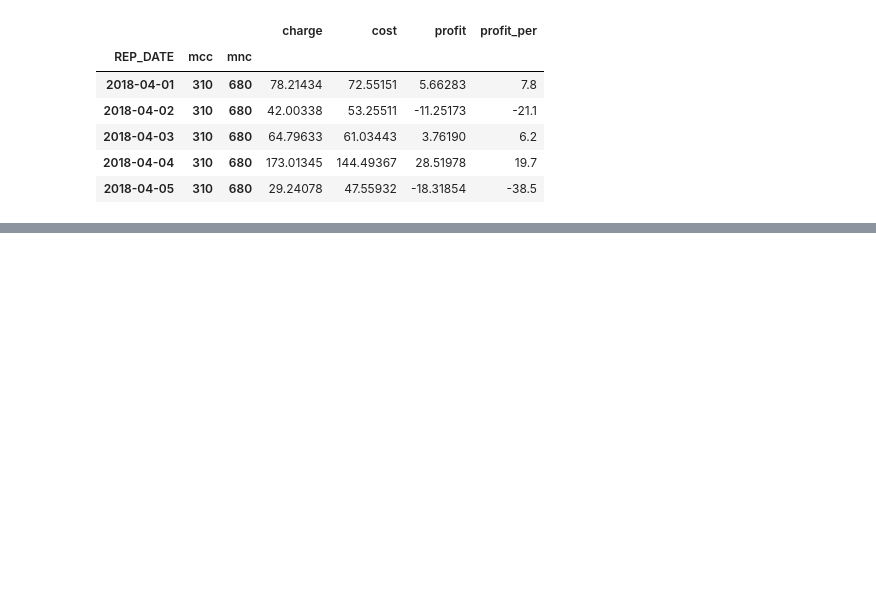
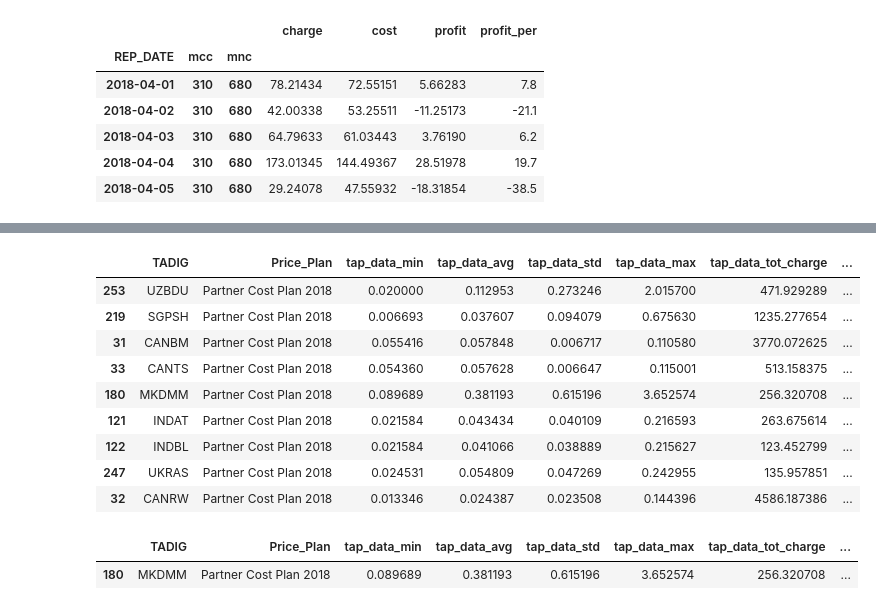
Before and after one commit to balobinp/RB_BD, a Jupyter notebook: RB_REPORTS_and_ANALYSIS_Python3.ipynb, the cells around one changed output, grey strips where cells are left out. Saved outputs shown, nothing was run; the diff lists cells and outputs as text; code cells hidden in the pictures; blank space fills up the shorter version.

```diff
--- a/RB_REPORTS_and_ANALYSIS_Python3.ipynb
+++ b/RB_REPORTS_and_ANALYSIS_Python3.ipynb
@@ -83,0 +132,36 @@ df2[(df2.index.get_level_values('mcc')==310) & (df2.index.get_level_values('mnc'
+# %%
+#Из базы данных OCS выгружаем тарифы и объединяем с данными BSS и сохраняем в файл csv
+
+import pandas as pd
+import pyodbc
+#Connect to OCSDBREP1 (BSS)
+cnxn = pyodbc.connect('DRIVER={SQL Server};SERVER=172.18.11.82;DATABASE=10028;UID=BSS;PWD=iKQVm40AZAmyRaw72LeY')
+
+sql_srt=\
+'''
+SELECT t.tadig_code AS TADIG,p.roaming_plan_name  AS Price_Plan
+,CASE WHEN rpr.currency_id=1 THEN rpr.mo_call_rate WHEN rpr.currency_id=2 THEN rpr.mo_call_rate*1.2 END ocs_moc_rate
+,CASE WHEN rpr.currency_id=1 THEN rpr.mt_call_rate WHEN rpr.currency_id=2 THEN rpr.mt_call_rate*1.2 END ocs_mtc_rate
+,CASE WHEN rpr.currency_id=1 THEN rpr.mo_sms_rate WHEN rpr.currency_id=2 THEN rpr.mo_sms_rate*1.2 END ocs_mo_sms_rate
+,CASE WHEN rpr.currency_id=1 THEN rpr.mt_sms_rate WHEN rpr.currency_id=2 THEN rpr.mt_sms_rate*1.2 END ocs_mt_sms_rate
+,CASE WHEN rpr.currency_id=1 THEN rpr.data_rate WHEN rpr.currency_id=2 THEN rpr.data_rate*1.2 END ocs_data_rate
+FROM ROAMING_PLAN_RULES rpr
+LEFT JOIN RDB_TADIG_CODES t
+ON rpr.network_id=t.network_id
+LEFT JOIN ROAMING_PLANS p
+ON rpr.roaming_plan_id=p.roaming_plan_id
+WHERE rpr.roaming_plan_id IN (267,268)
+AND rpr.end_date IS NULL
+AND p.deleted IS NULL
+'''
+
+df_ocs_tariff = pd.read_sql_query(sql_srt, cnxn)
+cnxn.close()
+
+df = pd.merge(df_tap_tariff,df_ocs_tariff[['TADIG','Price_Plan','ocs_data_rate']],
+        how='left',on=['TADIG','Price_Plan'])
+
+df['pct_diff'] = (df['tap_data_avg'] - df['ocs_data_rate'])*100 / df['ocs_data_rate']
+
+df.to_csv('./DATA/tap_ocs_analysis_180817.csv',index=False)
+df.head()
@@ -83,0 +187,23 @@ df2[(df2.index.get_level_values('mcc')==310) & (df2.index.get_level_values('mnc'
+# %%
+# Находим тарифы с наибольшей разницей между данными ТАР и тарифами OCS
+
+df[(df.tap_data_tot_charge > tap_data_tot_charge_threshold)&(df.pct_diff > tap_ocs_tariff_diff)]\
+.sort_values(by=['pct_diff'],ascending=False)
+# %% [output]
+|  | TADIG | Price_Plan | tap_data_min | tap_data_avg | tap_data_std | tap_data_max | tap_data_tot_charge | ... |
+| 253 | UZBDU | Partner Cost Plan 2018 | 0.020000 | 0.112953 | 0.273246 | 2.015700 | 471.929289 | ... |
+| 219 | SGPSH | Partner Cost Plan 2018 | 0.006693 | 0.037607 | 0.094079 | 0.675630 | 1235.277654 | ... |
+| 31 | CANBM | Partner Cost Plan 2018 | 0.055416 | 0.057848 | 0.006717 | 0.110580 | 3770.072625 | ... |
+| 33 | CANTS | Partner Cost Plan 2018 | 0.054360 | 0.057628 | 0.006647 | 0.115001 | 513.158375 | ... |
+| 180 | MKDMM | Partner Cost Plan 2018 | 0.089689 | 0.381193 | 0.615196 | 3.652574 | 256.320708 | ... |
+| 121 | INDAT | Partner Cost Plan 2018 | 0.021584 | 0.043434 | 0.040109 | 0.216593 | 263.675614 | ... |
+| 122 | INDBL | Partner Cost Plan 2018 | 0.021584 | 0.041066 | 0.038889 | 0.215627 | 123.452799 | ... |
+| 247 | UKRAS | Partner Cost Plan 2018 | 0.024531 | 0.054809 | 0.047269 | 0.242955 | 135.957851 | ... |
+| 32 | CANRW | Partner Cost Plan 2018 | 0.013346 | 0.024387 | 0.023508 | 0.144396 | 4586.187386 | ... |
+# %%
+# Поиск данных по TADIG
+
+df[df.TADIG.str.startswith('MKDMM',na=False)]
+# %% [output]
+|  | TADIG | Price_Plan | tap_data_min | tap_data_avg | tap_data_std | tap_data_max | tap_data_tot_charge | ... |
+| 180 | MKDMM | Partner Cost Plan 2018 | 0.089689 | 0.381193 | 0.615196 | 3.652574 | 256.320708 | ... |
```
Also changed, not shown: parts of 10 cells of this notebook.
